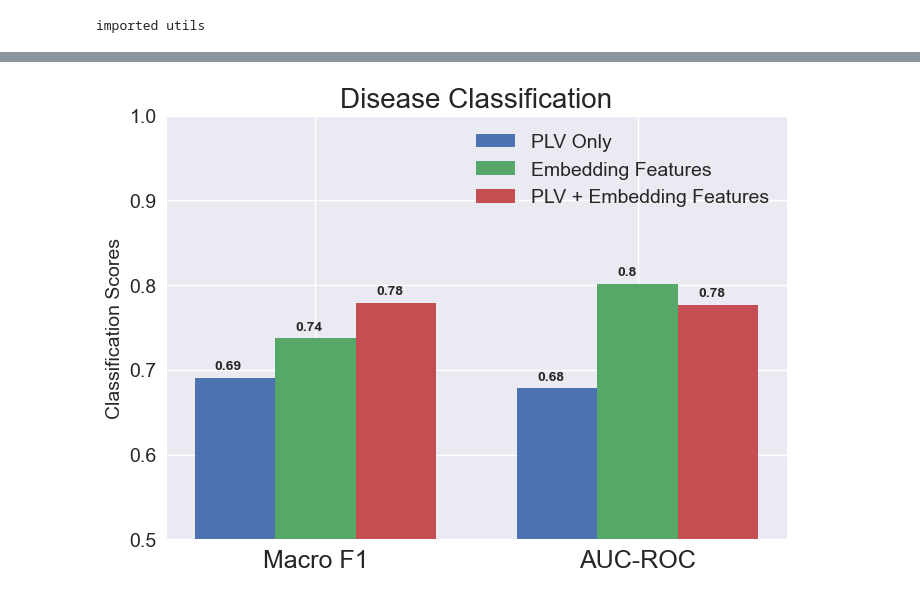
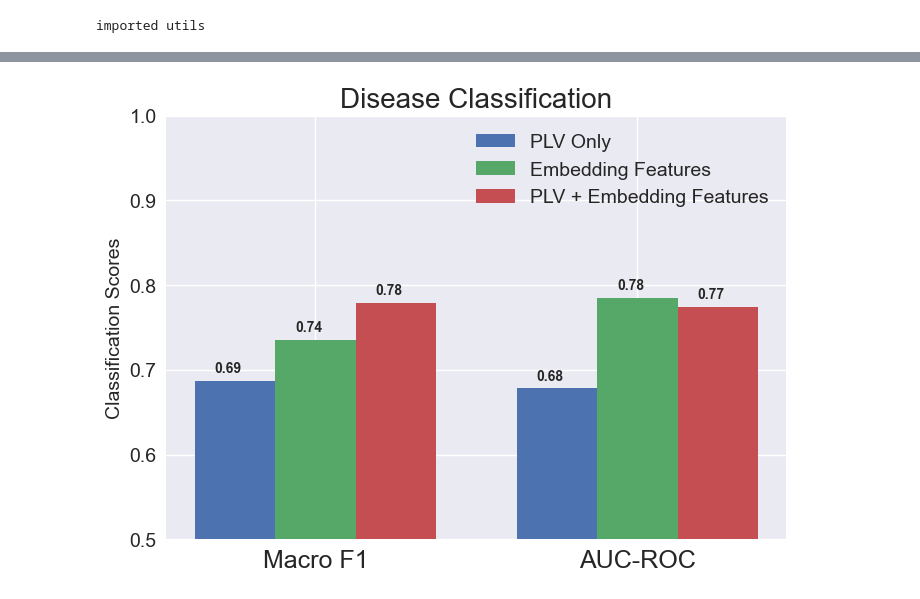
Before and after one commit to ColeSBaker/hyperBrain, a Jupyter notebook: classification_final.ipynb, the cells around one changed output, grey strips where cells are left out. Drawn from its saved outputs; the diff is of its cells as text; code cells hidden in the pictures.

Commit message:
added fixed seed

```diff
--- a/classification_final.ipynb
+++ b/classification_final.ipynb
@@ -117,8 +140,9 @@ conditational
 # %%
 fit_method='use_second'
 predict_method='same'
+np.random.seed(27)
 names,f1_means,roc_means = run_combos_list(model_type=SVC,names=name_combinations,
-                feature_list=feature_combinations,times=20,
+                feature_list=feature_combinations,times=50,
                 use_agg=True,agg_fit=fit_method,
                 agg_pred=predict_method,y_comb=y_comb,use_nested=False)
 # run_combos_list(model_type=SVC,names=name_combinations,
@@ -161,36 +169,37 @@ plt.style.use('seaborn')
 
 X_axis = np.arange(len(X))*.8
 
 plt.bar(X_axis - 0.2,  class_scores_raw, 0.2, label = 'PLV Only')
 plt.bar(X_axis - 0, class_scores_emb, 0.2, label = 'Embedding Features')
 plt.bar(X_axis +.2,  class_scores_comb, 0.2, label = 'PLV + Embedding Features')
-
+decimals = 2
 
 for i in range(len(class_scores_raw)):
     x_i=X_axis[i]
     score=class_scores_raw[i]
-    plt.text(x_i-.25, score+0.01, str(np.round(score, 2)), fontweight='bold')
+    plt.text(x_i-.25, score+0.01, str(np.round(score, decimals)), fontweight='bold')
 for i, score in enumerate(class_scores_emb):
     x_i=X_axis[i]
     score=class_scores_emb[i]
-    plt.text(x_i-.05, score+0.01, str(np.round(score, 2)), fontweight='bold')
+    plt.text(x_i-.05, score+0.01, str(np.round(score, decimals)), fontweight='bold')
 for i, score in enumerate(class_scores_comb):
     x_i=X_axis[i]
     score=class_scores_comb[i]
-    plt.text(x_i+.15, score+0.01, str(np.round(score, 2)), fontweight='bold')
+    plt.text(x_i+.15, score+0.01, str(np.round(score, decimals)), fontweight='bold')
 
 # plt.text(.47, roc_scores_rawstack[0]+0.01, str(np.round( roc_scores_rawstack[0], 2)), fontweight='bold')
 
 # plt.text(0,)
 plt.xticks(X_axis, X,fontsize=18)
 plt.yticks(fontsize=14)
 # plt.xlabel("# Dimensions")
 plt.ylabel("Classification Scores",fontsize=14)
 plt.title("Disease Classification", fontsize=20)
 ax = plt.gca()
 ax.set_ylim(ymin=.5,ymax=1)
 plt.legend(fontsize=14)
-# plt.savefig(os.path.join(plot_save_dir,'classification_probs'))
+plot_save_dir = r'C:\Users\Cole Baker\OneDrive - 1910 Genetics\Desktop\misc\hyperBrain\outputs\stats\main_54'
+plt.savefig(os.path.join(plot_save_dir,'classification_score_'+str(decimals)))
 plt.show()
 # %% [output]
-[figure, old version]
+[figure, new version]
```
Also changed, not shown: parts of 3 cells of this notebook.
